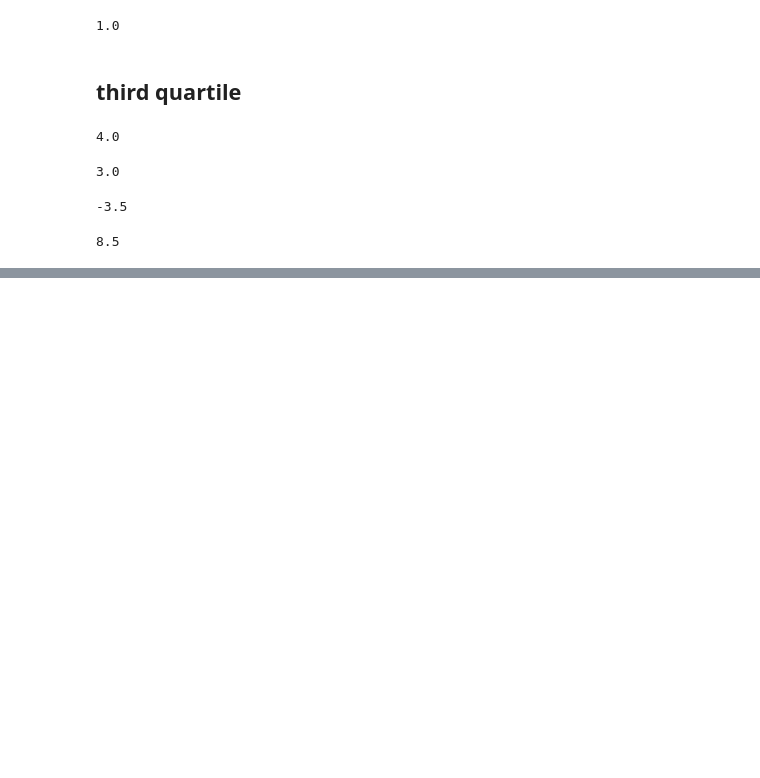
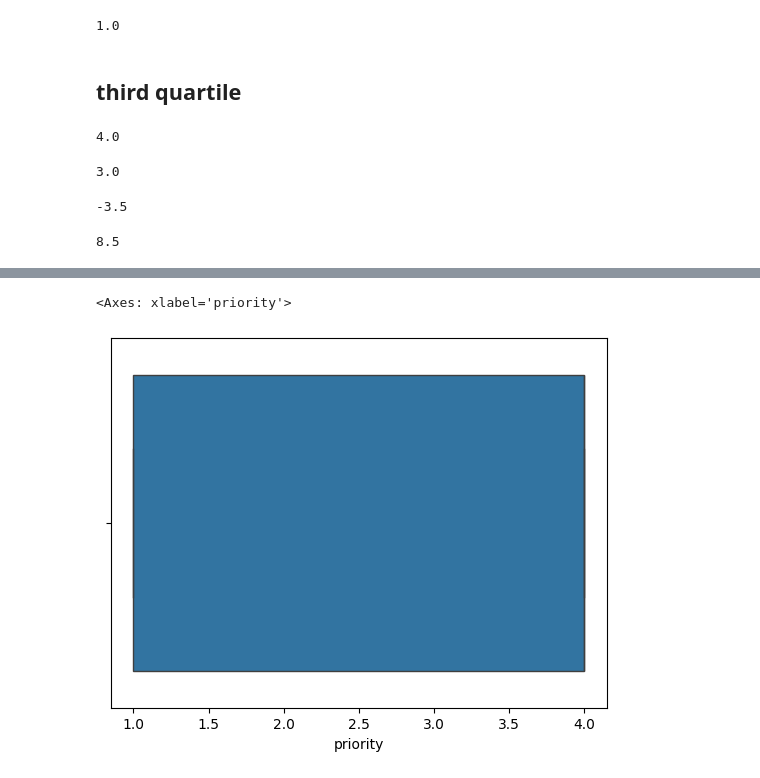
Before and after one commit to Javaria-Shabbir24/OutliersDetectionAndRemoval-MachineLearning, a Jupyter notebook: Outliers.ipynb, the cells around one changed output, grey strips where cells are left out. Saved outputs shown, nothing was run; the diff lists cells and outputs as text; code cells hidden in the pictures; blank space fills up the shorter version.

```diff
--- a/Outliers.ipynb
+++ b/Outliers.ipynb
@@ -91,0 +149,5 @@ new_dataset=dataset[dataset["priority"]<= max_value]
+# %%
+sns.boxplot(x="priority", data=new_data)
+# %% [output]
+<Axes: xlabel='priority'>
+[figure, added]
```
Also changed, not shown: parts of 17 cells of this notebook.
